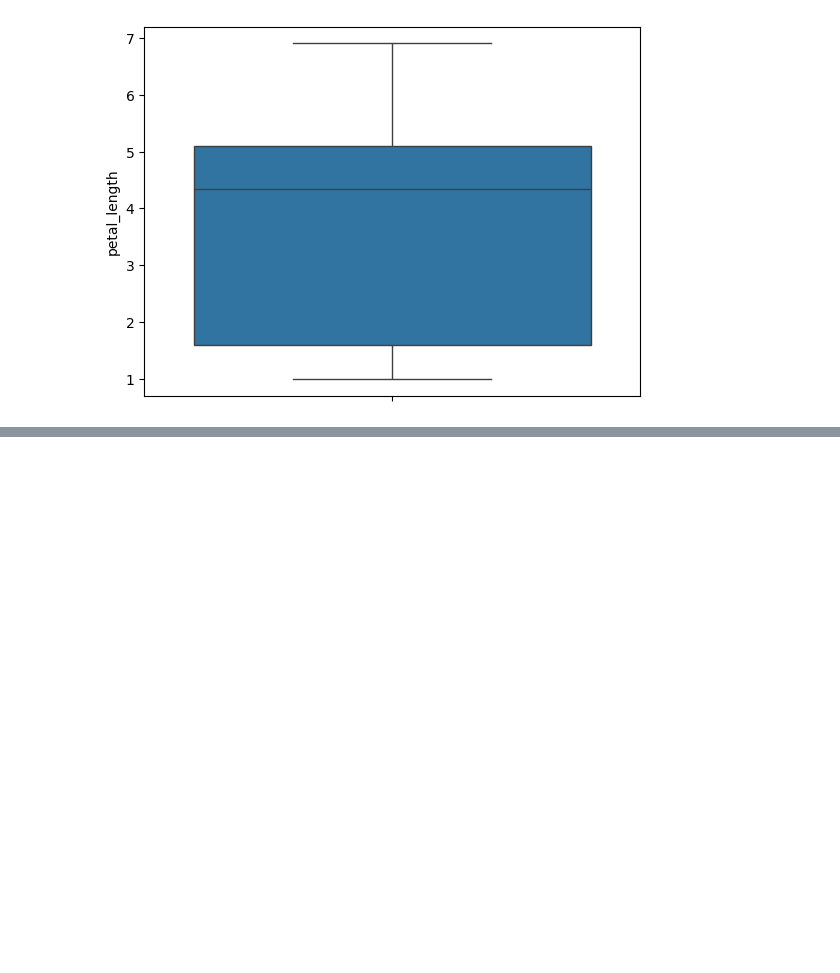
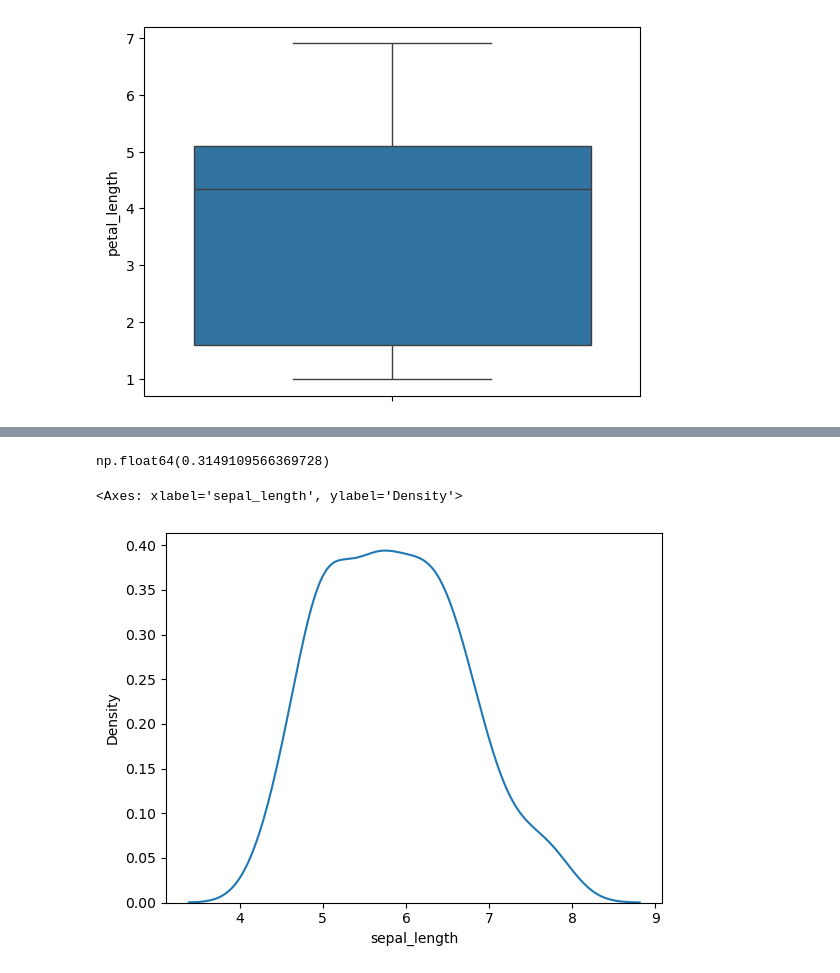
Before and after one commit to leandroclv/python_analise_dados_udemy, a Jupyter notebook: estatistica/esatistica.ipynb, the cells around one changed output, grey strips where cells are left out. Drawn from its saved outputs; the diff is of its cells as text; code cells hidden in the pictures; blank space fills up the shorter version.

```diff
--- a/estatistica/esatistica.ipynb
+++ b/estatistica/esatistica.ipynb
@@ -86,0 +144,9 @@ sns.boxplot(base_dados['petal_length'])
+# %%
+base_dados['sepal_length'].skew() #Cálculo da assimetria
+# %% [output]
+np.float64(0.3149109566369728)
+# %%
+sns.kdeplot(base_dados['sepal_length'])
+# %% [output]
+<Axes: xlabel='sepal_length', ylabel='Density'>
+[figure, added]
```
Also changed, not shown: parts of 23 cells of this notebook, 4 other files.
